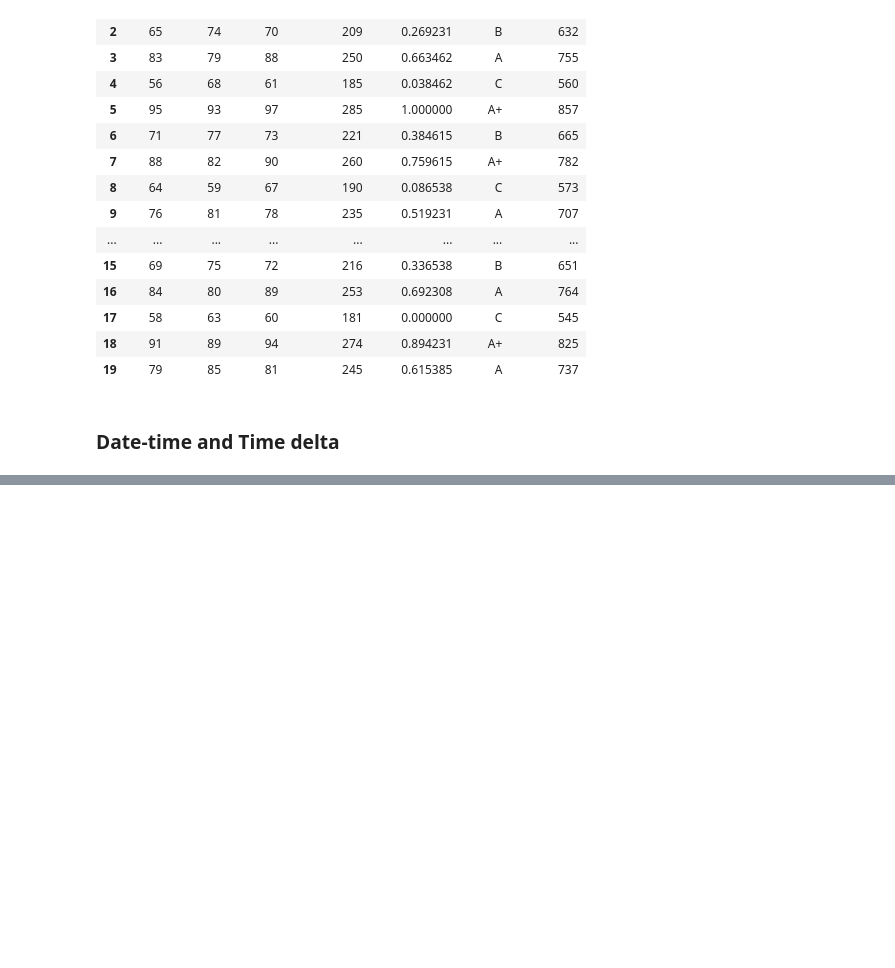
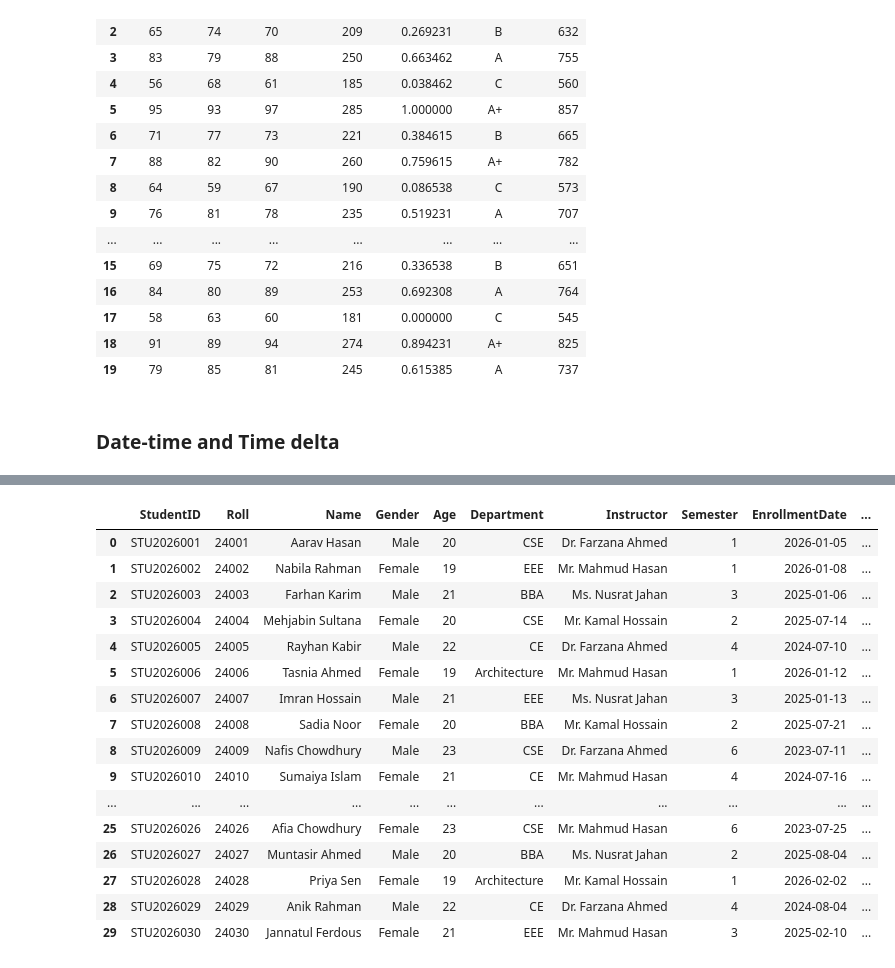
Before and after one commit to TanvirSdq/guide, a Jupyter notebook: Python/Pandas/M-14.ipynb, the cells around one changed output, grey strips where cells are left out. Cells and saved outputs as stored; diff of their text form; code cells hidden in the pictures; blank space fills up the shorter version.

```diff
--- a/Python/Pandas/M-14.ipynb
+++ b/Python/Pandas/M-14.ipynb
@@ -562,4 +562,5 @@ df
 # %% [markdown]
 ### Date-time and Time delta
 # %%
-df[]
+df = pd.read_csv("../samples/student_data.csv")
+df['EnrollmentDate']
@@ -565,0 +585,3 @@ df[]
+# %%
+df['EnrollmentDate'] = pd.to_datetime(df['EnrollmentDate'])
+df['EnrollmentDate']
@@ -565,0 +606,22 @@ df[]
+# %%
+# The type has been changed to datetime64[ns] from string.
+df['EnrollmentYear'] = df['EnrollmentDate'].dt.year
+df
+# %% [output]
+|  | StudentID | Roll | Name | Gender | Age | Department | Instructor | Semester | EnrollmentDate | ... |
+| 0 | STU2026001 | 24001 | Aarav Hasan | Male | 20 | CSE | Dr. Farzana Ahmed | 1 | 2026-01-05 | ... |
+| 1 | STU2026002 | 24002 | Nabila Rahman | Female | 19 | EEE | Mr. Mahmud Hasan | 1 | 2026-01-08 | ... |
+| 2 | STU2026003 | 24003 | Farhan Karim | Male | 21 | BBA | Ms. Nusrat Jahan | 3 | 2025-01-06 | ... |
+| 3 | STU2026004 | 24004 | Mehjabin Sultana | Female | 20 | CSE | Mr. Kamal Hossain | 2 | 2025-07-14 | ... |
+| 4 | STU2026005 | 24005 | Rayhan Kabir | Male | 22 | CE | Dr. Farzana Ahmed | 4 | 2024-07-10 | ... |
+| 5 | STU2026006 | 24006 | Tasnia Ahmed | Female | 19 | Architecture | Mr. Mahmud Hasan | 1 | 2026-01-12 | ... |
+| 6 | STU2026007 | 24007 | Imran Hossain | Male | 21 | EEE | Ms. Nusrat Jahan | 3 | 2025-01-13 | ... |
+| 7 | STU2026008 | 24008 | Sadia Noor | Female | 20 | BBA | Mr. Kamal Hossain | 2 | 2025-07-21 | ... |
+| 8 | STU2026009 | 24009 | Nafis Chowdhury | Male | 23 | CSE | Dr. Farzana Ahmed | 6 | 2023-07-11 | ... |
+| 9 | STU2026010 | 24010 | Sumaiya Islam | Female | 21 | CE | Mr. Mahmud Hasan | 4 | 2024-07-16 | ... |
+| ... | ... | ... | ... | ... | ... | ... | ... | ... | ... | ... |
+| 25 | STU2026026 | 24026 | Afia Chowdhury | Female | 23 | CSE | Mr. Mahmud Hasan | 6 | 2023-07-25 | ... |
+| 26 | STU2026027 | 24027 | Muntasir Ahmed | Male | 20 | BBA | Ms. Nusrat Jahan | 2 | 2025-08-04 | ... |
+| 27 | STU2026028 | 24028 | Priya Sen | Female | 19 | Architecture | Mr. Kamal Hossain | 1 | 2026-02-02 | ... |
+| 28 | STU2026029 | 24029 | Anik Rahman | Male | 22 | CE | Dr. Farzana Ahmed | 4 | 2024-08-04 | ... |
+| 29 | STU2026030 | 24030 | Jannatul Ferdous | Female | 21 | EEE | Mr. Mahmud Hasan | 3 | 2025-02-10 | ... |
```
Also changed, not shown: parts of 12 cells of this notebook, 4 other files.
